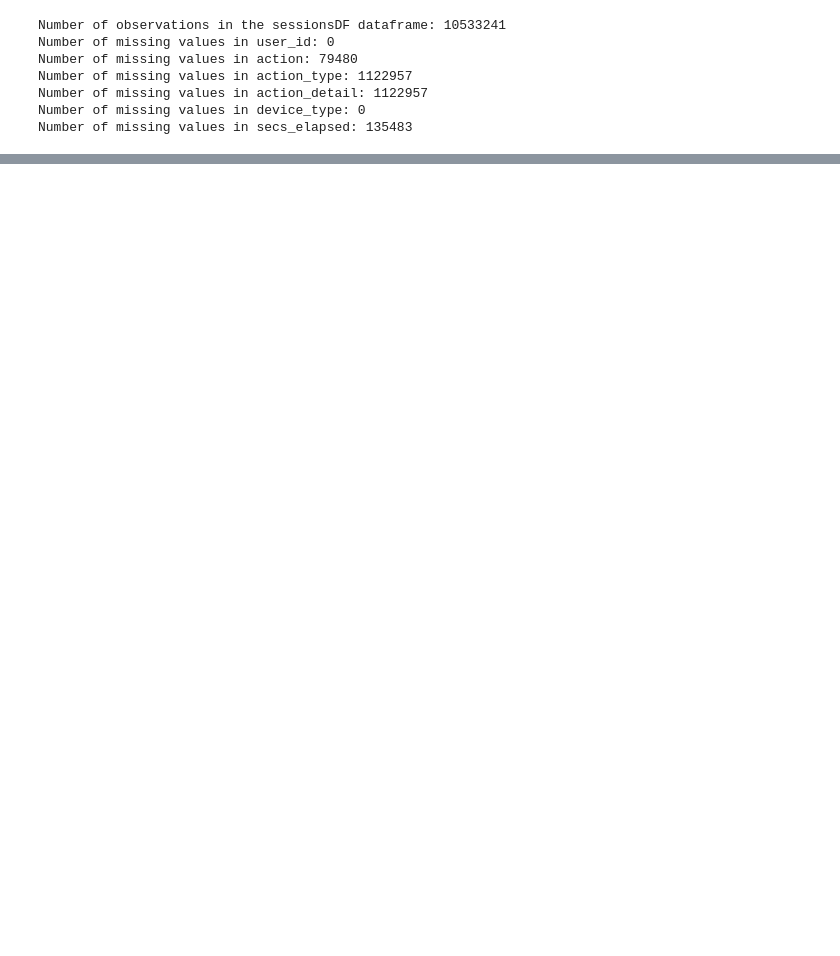
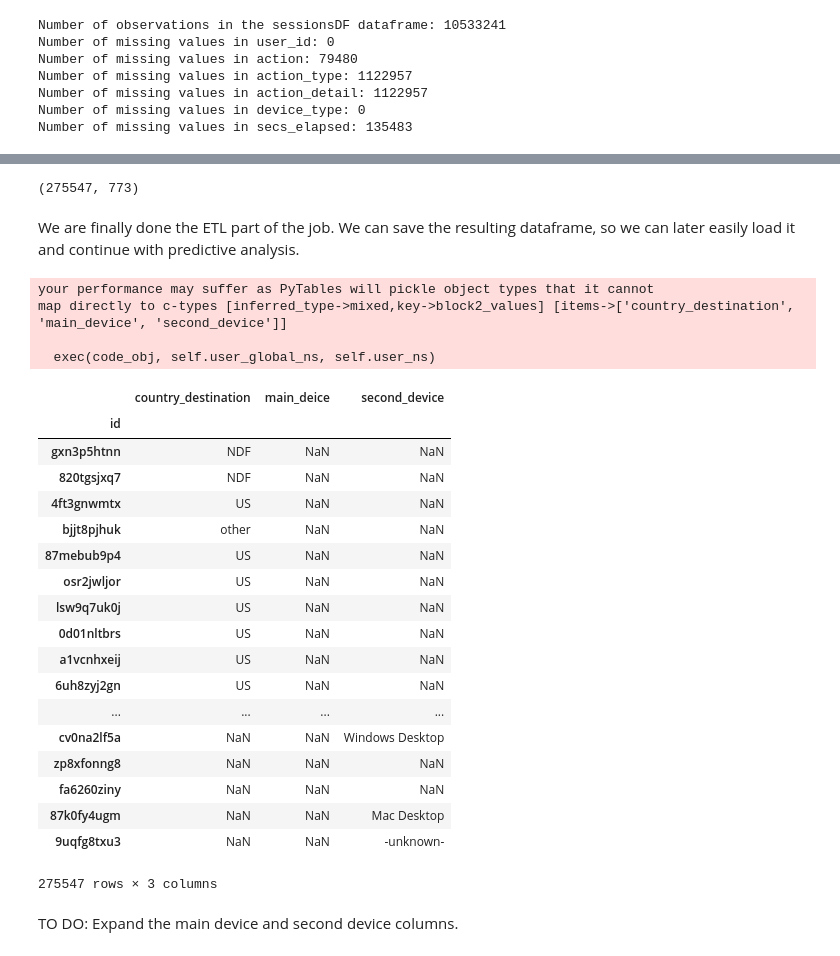
Before and after one commit to vosilov/Data-Science-Portfolio, a Jupyter notebook: AirBnB-Kaggle-Competition/airbnb_kaggle.ipynb, the cells around one changed output, grey strips where cells are left out. Cells and saved outputs as stored; diff of their text form; code cells hidden in the pictures; blank space fills up the shorter version.

```diff
--- a/AirBnB-Kaggle-Competition/airbnb_kaggle.ipynb
+++ b/AirBnB-Kaggle-Competition/airbnb_kaggle.ipynb
@@ -470,0 +511,4 @@ True
+# %%
+actionDF = sessionsDF.iloc[:, :5].astype(str).groupby(['user_id', 'action']).size().unstack(fill_value=0)
+action_typeDF = sessionsDF.iloc[:, :5].astype(str).groupby(['user_id', 'action_type']).size().unstack(fill_value=0)
+action_detailDF = sessionsDF.iloc[:, :5].astype(str).groupby(['user_id', 'action_detail']).size().unstack(fill_value=0)
@@ -470,0 +536,2 @@ True
+# %%
+all_actionsDF = pd.concat([actionDF, action_typeDF, action_detailDF], axis=1)
@@ -470,0 +540,4 @@ True
+# %%
+temp_df = temp_df.join(all_actionsDF)
+# %%
+df = df.set_index('id').join(temp_df)
@@ -470,0 +555,39 @@ True
+# %%
+df.shape
+# %% [output]
+(275547, 773)
+# %% [markdown]
+We are finally done the ETL part of the job. We can save the resulting dataframe, so we can later easily load it and continue with predictive analysis.
+# %%
+airbnb_ready = pd.HDFStore('airbnb_ready.h5')
+airbnb_ready['df'] = df
+airbnb_ready.close()
+# %% [output]
+your performance may suffer as PyTables will pickle object types that it cannot
+map directly to c-types [inferred_type->mixed,key->block2_values] [items->['country_destination', 'main_device', 'second_device']]
+
+  exec(code_obj, self.user_global_ns, self.user_ns)
+# %%
+df.loc[:, ['country_destination', 'main_deice', 'second_device']]
+# %% [output]
+|  | country_destination | main_deice | second_device |
+| id |  |  |  |
+| gxn3p5htnn | NDF | NaN | NaN |
+| 820tgsjxq7 | NDF | NaN | NaN |
+| 4ft3gnwmtx | US | NaN | NaN |
+| bjjt8pjhuk | other | NaN | NaN |
+| 87mebub9p4 | US | NaN | NaN |
+| osr2jwljor | US | NaN | NaN |
+| lsw9q7uk0j | US | NaN | NaN |
+| 0d01nltbrs | US | NaN | NaN |
+| a1vcnhxeij | US | NaN | NaN |
+| 6uh8zyj2gn | US | NaN | NaN |
+| ... | ... | ... | ... |
+| cv0na2lf5a | NaN | NaN | Windows Desktop |
+| zp8xfonng8 | NaN | NaN | NaN |
+| fa6260ziny | NaN | NaN | NaN |
+| 87k0fy4ugm | NaN | NaN | Mac Desktop |
+| 9uqfg8txu3 | NaN | NaN | -unknown- |
+275547 rows × 3 columns
+# %% [markdown]
+TO DO: Expand the main device and second device columns.
```
Also changed, not shown: parts of 45 cells of this notebook.
